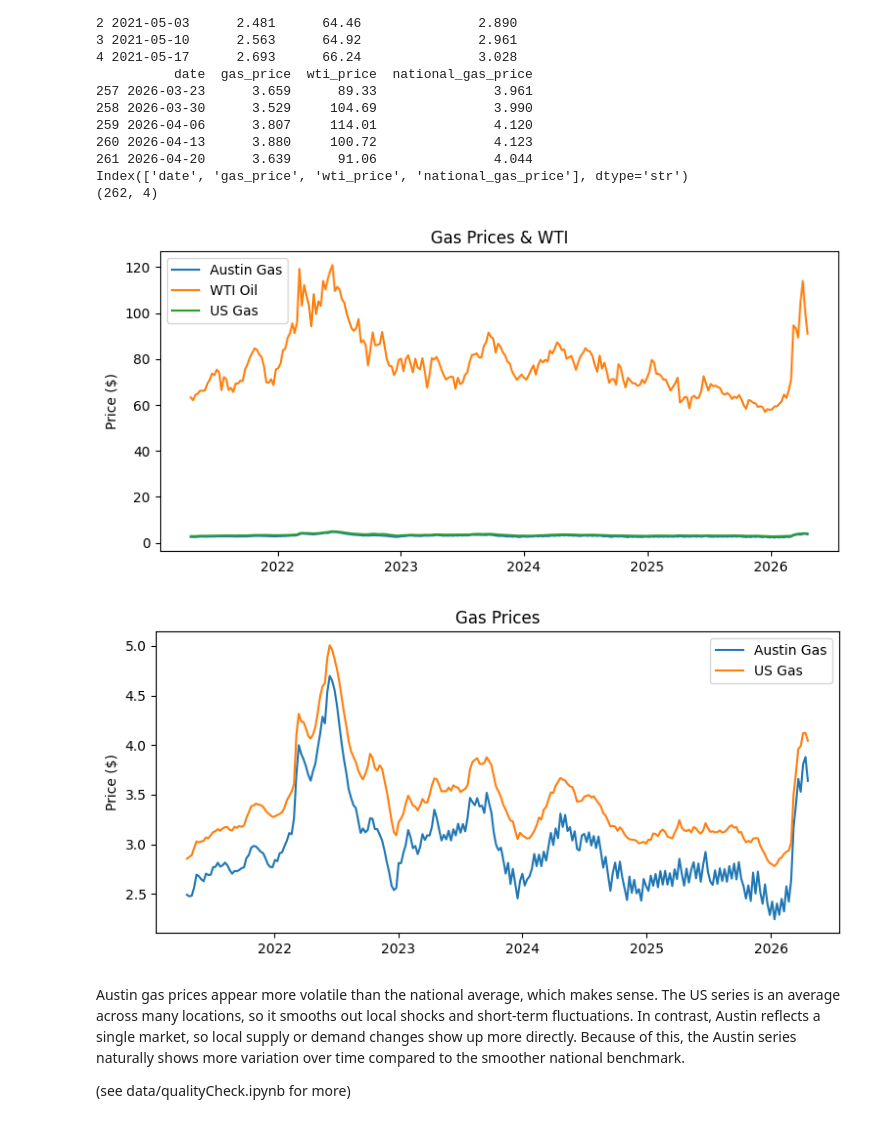
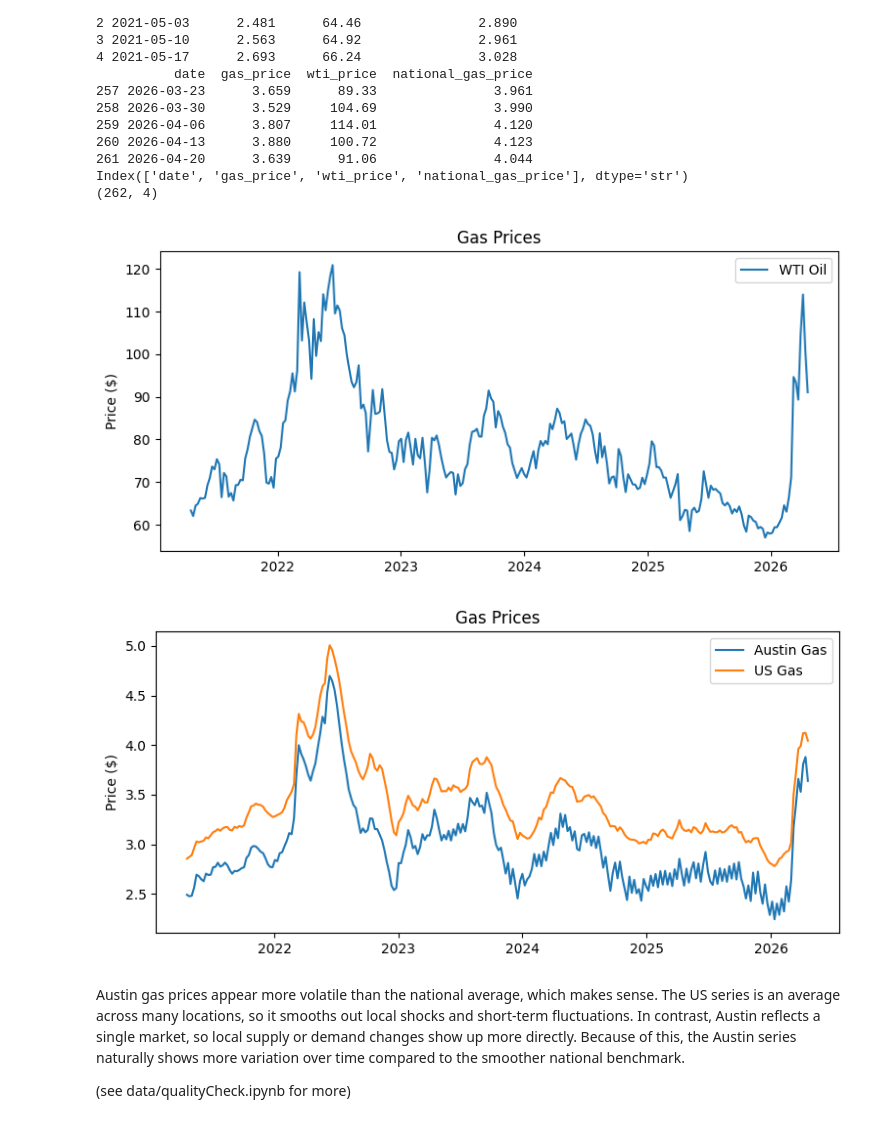
Before and after one commit to branch-anthony/time-series-gasoline-project, a Jupyter notebook: Time-Series-Analysis/Co-integ_ECM/Co-integration.ipynb, the cells around one changed output. Drawn from its saved outputs; the diff is of its cells as text; code cells hidden in the pictures.

```diff
--- a/Time-Series-Analysis/Co-integ_ECM/Co-integration.ipynb
+++ b/Time-Series-Analysis/Co-integ_ECM/Co-integration.ipynb
@@ -33,27 +33,25 @@ Index(['date', 'gas_price', 'wti_price', 'national_gas_price'], dtype='str')
 # %%
 import matplotlib.pyplot as plt
 plt.figure(figsize=(9,4))
 
-plt.plot(df["date"], df["gas_price"], label="Austin Gas")
 plt.plot(df["date"], df["wti_price"], label="WTI Oil")
-plt.plot(df["date"], df["national_gas_price"], label="US Gas")
 
 plt.legend()
-plt.title("Gas Prices & WTI")
+plt.title("Gas Prices")
 plt.ylabel("Price ($)")
 plt.show()
 
 plt.figure(figsize=(9,4))
 
 plt.plot(df["date"], df["gas_price"], label="Austin Gas")
 plt.plot(df["date"], df["national_gas_price"], label="US Gas")
 
 plt.legend()
 plt.title("Gas Prices")
 plt.ylabel("Price ($)")
 plt.show()
 # %% [output]
-[figure, old version]
+[figure, new version]
 [figure]
 # %% [markdown]
 Austin gas prices appear more volatile than the national average, which makes sense. The US series is an average across many locations, so it smooths out local shocks and short-term fluctuations. In contrast, Austin reflects a single market, so local supply or demand changes show up more directly. Because of this, the Austin series naturally shows more variation over time compared to the smoother national benchmark.
```
Also changed, not shown: parts of 2 cells of this notebook.
